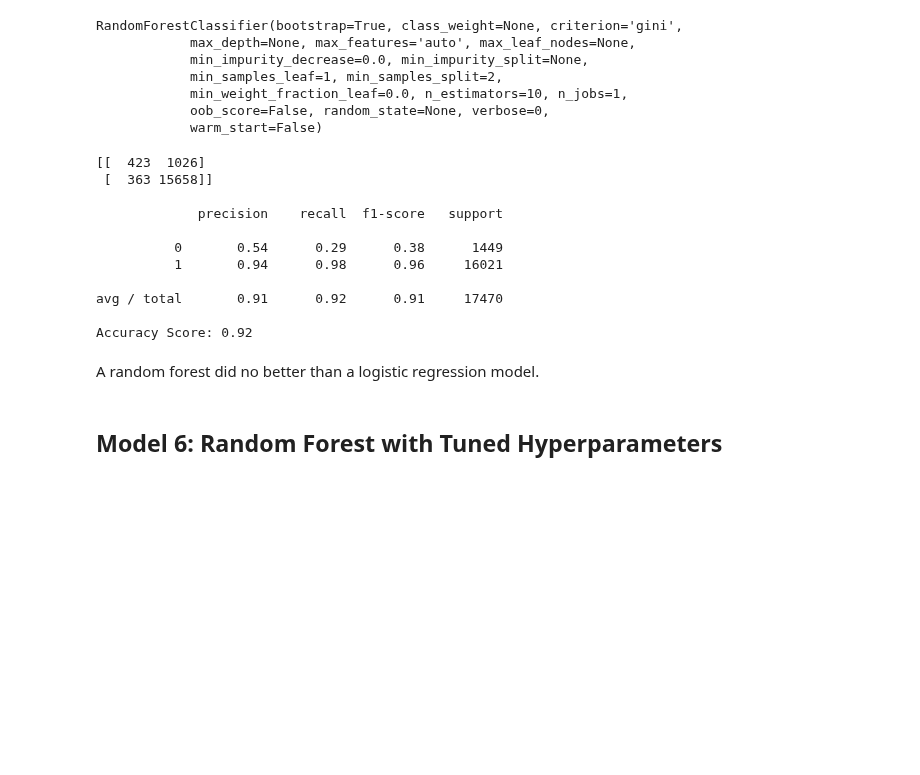
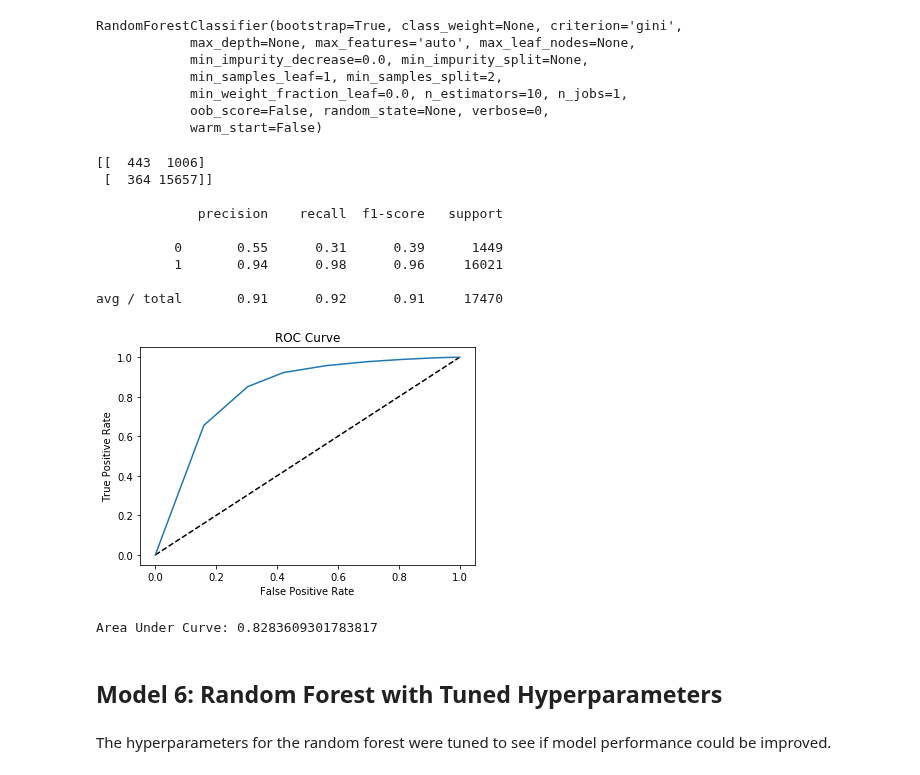
Before and after one commit to kellywong1314/Analytics-and-Machine-Learning, a Jupyter notebook: Capstone 1 - American Housing Satisfaction/Logistic Regression for Housing Satisfaction-Copy1.ipynb, the cells around one changed output. Saved outputs shown, nothing was run; the diff lists cells and outputs as text; code cells hidden in the pictures; blank space fills up the shorter version.

```diff
--- a/Capstone 1 - American Housing Satisfaction/Logistic Regression for Housing Satisfaction-Copy1.ipynb
+++ b/Capstone 1 - American Housing Satisfaction/Logistic Regression for Housing Satisfaction-Copy1.ipynb
@@ -453,9 +470,9 @@ Area Under Curve: 0.8817540596933685
 # %%
 X_train, X_test, y_train, y_test = train_test_split(X_encoded, y, test_size=0.3, random_state=42)
 # %%
-clf = RandomForestClassifier()
+rf = RandomForestClassifier()
 
-clf.fit(X_train, y_train)
+rf.fit(X_train, y_train)
 # %% [output]
 RandomForestClassifier(bootstrap=True, class_weight=None, criterion='gini',
             max_depth=None, max_features='auto', max_leaf_nodes=None,
@@ -465,22 +482,25 @@ RandomForestClassifier(bootstrap=True, class_weight=None, criterion='gini',
             oob_score=False, random_state=None, verbose=0,
             warm_start=False)
 # %%
-y_pred = clf.predict(X_test)
+y_pred = rf.predict(X_test)
 
 print_model_metrics(y_test, y_pred)
 # %% [output]
-[[  423  1026]
- [  363 15658]]
+[[  443  1006]
+ [  364 15657]]
 
              precision    recall  f1-score   support
 
-          0       0.54      0.29      0.38      1449
+          0       0.55      0.31      0.39      1449
           1       0.94      0.98      0.96     16021
 
 avg / total       0.91      0.92      0.91     17470
-
-Accuracy Score: 0.92
-# %% [markdown]
-A random forest did no better than a logistic regression model.
+# %%
+generate_roc_curve(rf, X_test, y_test)
+# %% [output]
+[figure, added]
+Area Under Curve: 0.8283609301783817
 # %% [markdown]
 ## Model 6: Random Forest with Tuned Hyperparameters
+# %% [markdown]
+The hyperparameters for the random forest were tuned to see if model performance could be improved.
```
Also changed, not shown: parts of 27 cells of this notebook.
